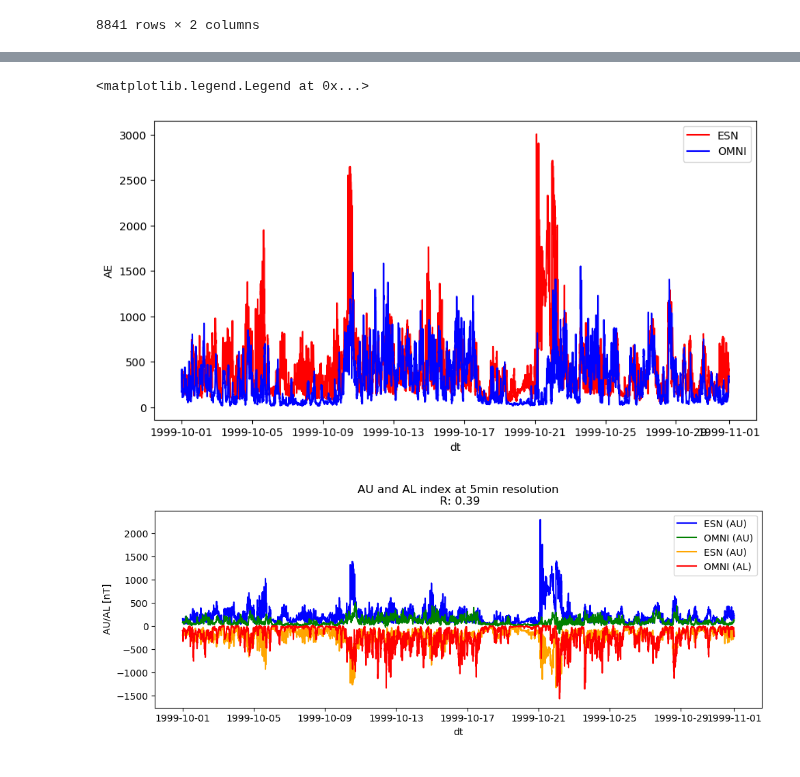
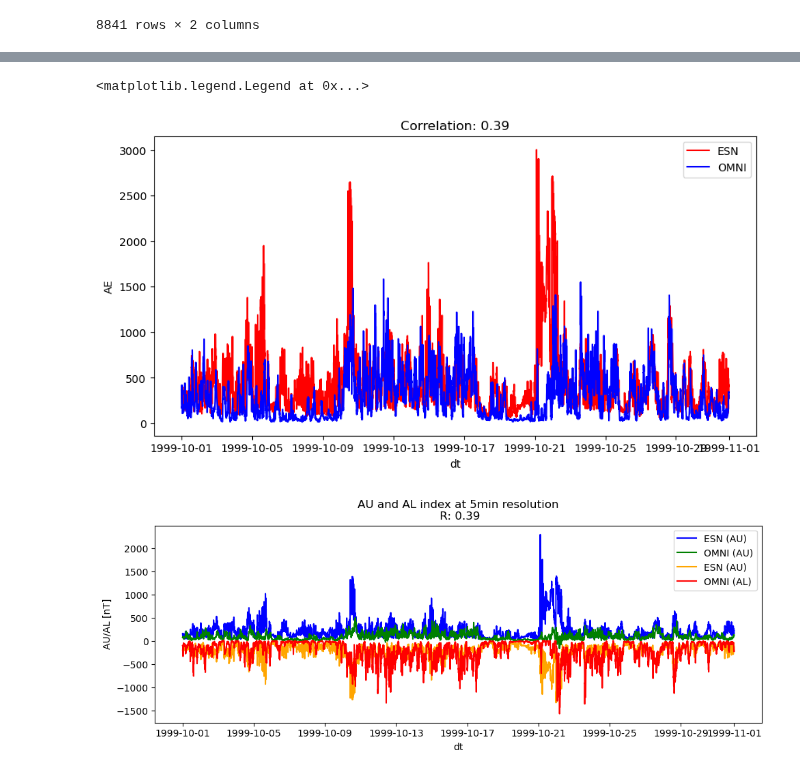
Before and after one commit to reddy-sachin/REPPU-ESN2, a Jupyter notebook: AE/Qj_ESN.ipynb, the cells around one changed output, grey strips where cells are left out. Drawn from its saved outputs; the diff is of its cells as text; code cells hidden in the pictures.

```diff
--- a/AE/Qj_ESN.ipynb
+++ b/AE/Qj_ESN.ipynb
@@ -190,18 +200,23 @@ def calculate_E(ds):
     ds = ds.copy()
 
     def calculate_distance(lat1, lon1, lat2, lon2):
-        #return distance between two points in km
-        radius = 6371.008
+
+        radius = 6371.008 * 1000 #km to m
 
         dlat = np.radians(lat2 - lat1)
         dlon = np.radians(lon2 - lon1)
         delta_x = dlat * radius #111.32 km per degree
         delta_y = dlon * radius * np.cos(np.radians(lat1))
 
-        return delta_x, delta_y
+        area = delta_x * delta_y
+        #avg_lat = np.radians(lat1 + lat2) / 2
+        #area = radius**2 *  dlat * dlon * np.cos(avg_lat)
+
+        return delta_x, delta_y, area
 
     def calculate_delta(mlat, mlt):
         #loop through lat and lon and calculate distance between each point
+        areas = np.zeros((len(mlat) - 1, len(mlt) - 1))
         delta_x = np.zeros((len(mlat) - 1, len(mlt) - 1))
         delta_y = np.zeros((len(mlat) - 1, len(mlt) - 1))
         for i in range(len(mlat) - 1):
@@ -209,13 +224,20 @@ def calculate_E(ds):
                 lat1, lat2 = mlat[i], mlat[i + 1]
                 lon1, lon2 = mlt[j], mlt[j + 1]
 
-                dx, dy = calculate_distance(lat1, lon1, lat2, lon2)
+                dx, dy, area = calculate_distance(lat1, lon1, lat2, lon2)
+                #area = dx * dy
                 delta_x[i, j] = dx
                 delta_y[i, j] = dy
+                areas[i, j] = area
 
-        delta_x, delta_y = delta_x , delta_y  #convert to meters
+        x = np.arange(areas.shape[1])
+        y = np.arange(areas.shape[0])
+        f = interpolate.interp2d(x, y, areas, kind='linear')
+        xnew = np.arange(0, areas.shape[1], areas.shape[1]/(areas.shape[1]+1))
+        ynew = np.arange(0, areas.shape[0], areas.shape[0]/(areas.shape[0]+1))
+        areas = f(xnew, ynew)
 
-        return delta_x, delta_y
+        return delta_x, delta_y, areas
 
     #loop through each timestep and calculate the gradient based on potential, with spacings of dx and dy
     data_array = []
@@ -224,13 +246,17 @@ def calculate_E(ds):
 
         lat = ds_dt['lat'].values
         lon = ds_dt['lon'].values
-        delta_x, delta_y = calculate_delta(lat, lon)
-        delta_x, delta_y = delta_x * 1000, delta_y * 1000 #km to m
+
+        delta_x, delta_y, areas = calculate_delta(lat, lon)
+        #delta_x, delta_y = delta_x * 1000, delta_y * 1000 #km to m
+        #delta_y = np.flipud(delta_y)
+
         potential = ds_dt['esn_pot'].values * 1000  #kV to V
 
         #add 0 to end of delta_x dim 0
         delta_x = np.append(delta_x, np.ones((1, delta_x.shape[1])), axis=0)
         delta_y = np.append(delta_y, np.ones((delta_y.shape[0], 1)), axis=1)
+        #area = delta_x * delta_y
 
         grad_x = np.zeros((potential.shape[0], potential.shape[1] - 1), dtype=np.float64)
         grad_y = np.zeros((potential.shape[0] - 1, potential.shape[1]), dtype=np.float64)
@@ -258,6 +284,7 @@ def calculate_E(ds):
 
         ds_dt['Ex'] = (('lat','lon'), Ex)
         ds_dt['Ey'] = (('lat','lon'), Ey)
+        ds_dt['area'] = (('lat','lon'), areas)
 
         data_array.append(ds_dt)
 
@@ -380,11 +418,13 @@ merge_df
 # %%
 fig, ax = plt.subplots(figsize=(10,5))
+R = np.corrcoef(merge_df['AE'], merge_df['AE_INDEX'])[0,1]
+plt.title(f'Correlation: {R:.2f}')
 sns.lineplot(data=merge_df, x='dt', y='AE', color='red', label='ESN', ax=ax, legend=False)
 sns.lineplot(data=merge_df, x='Timestamp_1min_omni', y='AE_INDEX', color='blue', label='OMNI', ax=ax)
 plt.legend()
 # %% [output]
 <matplotlib.legend.Legend at 0x...>
-[figure, old version]
+[figure, new version]
 # %%
 fig, ax = plt.subplots(figsize=(10,4))
 R = np.corrcoef(merge_df['AE'], merge_df['AE_INDEX'])[0,1]
```
Also changed, not shown: parts of 15 cells of this notebook, 9 other files.
